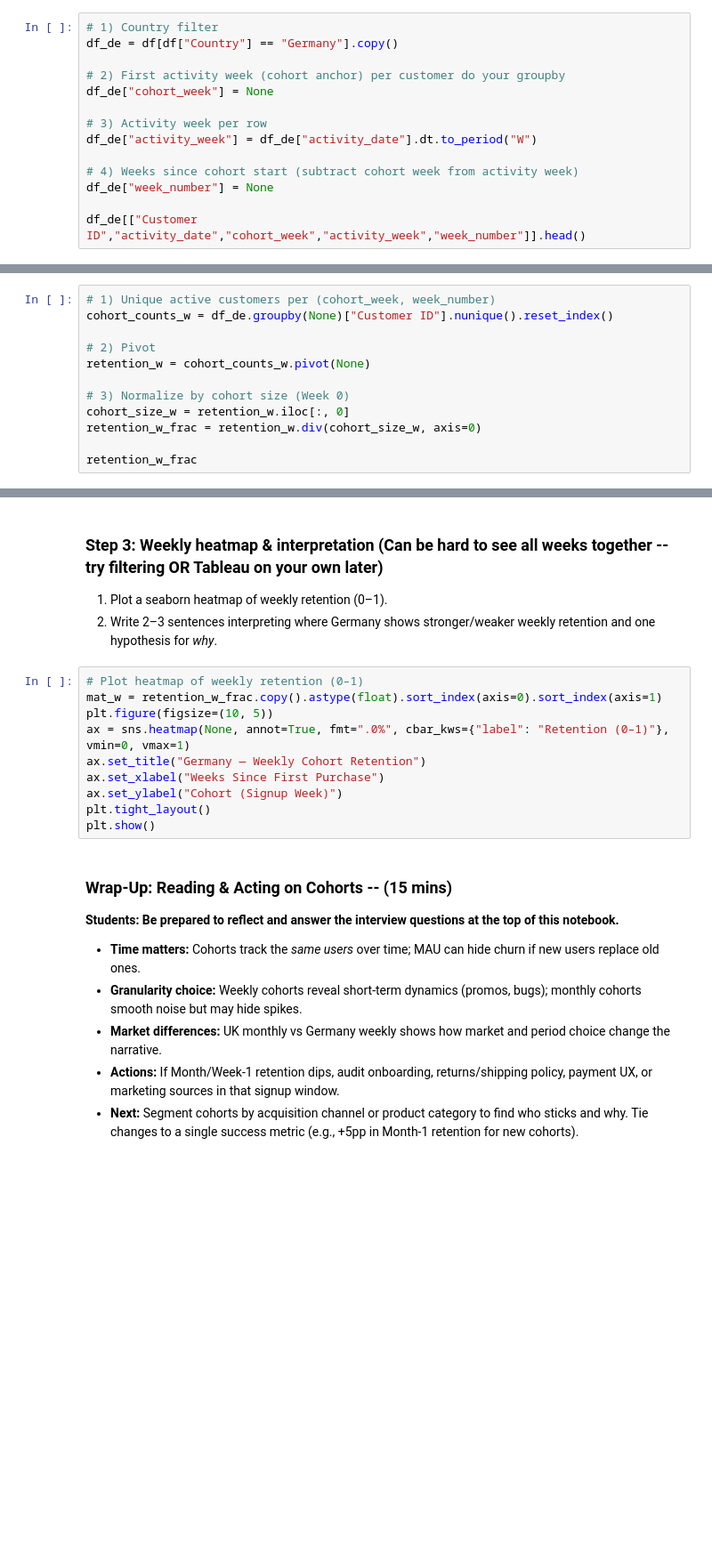
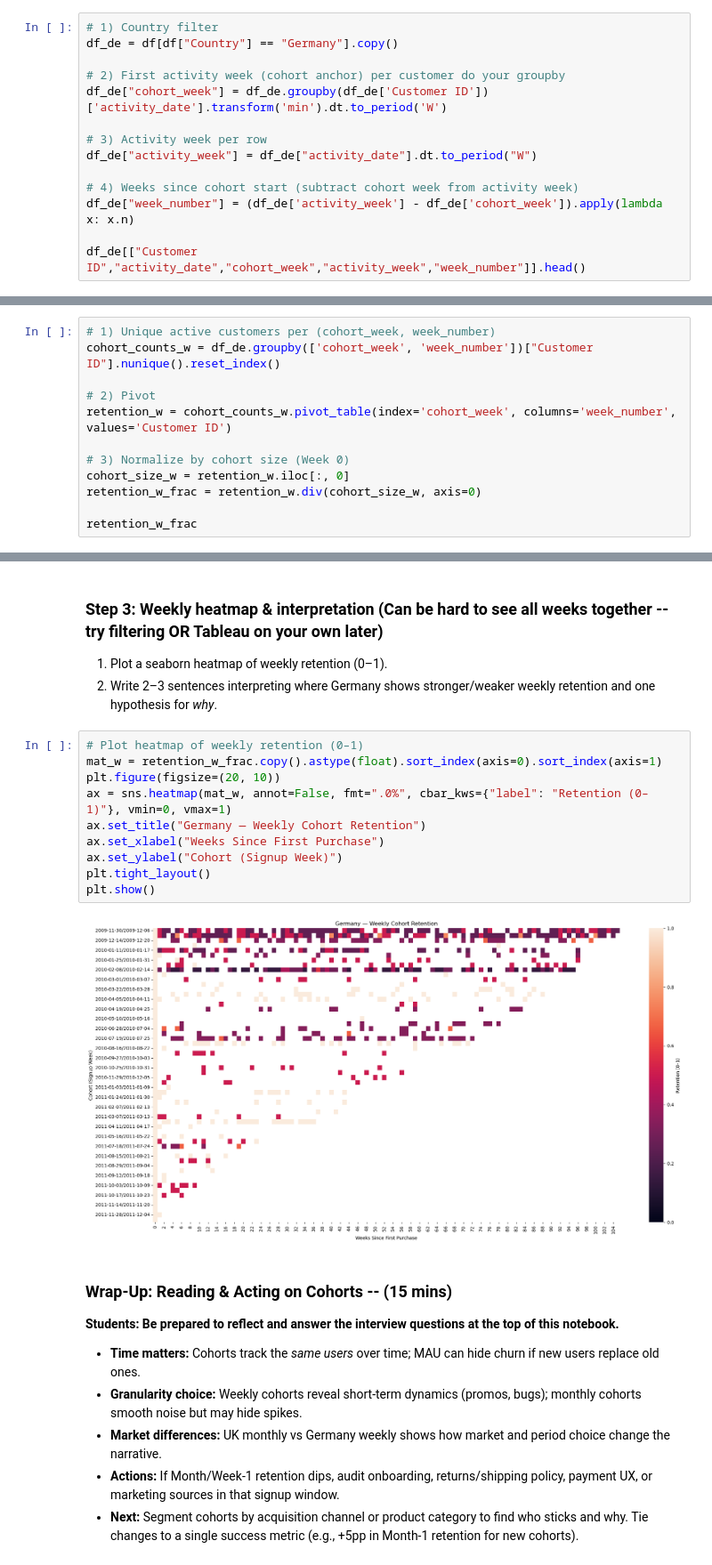
Before and after one commit to ro-the-creator/DA2025_Lectures, a Jupyter notebook: Mod5/DataChallenges/notebooks/Mod5L5_DC5_STUDENT.ipynb, the cells around one changed output, grey strips where cells are left out. Shown at 89% size. Cells and saved outputs as stored; diff of their text form; blank space fills up the shorter version.

```diff
--- a/Mod5/DataChallenges/notebooks/Mod5L5_DC5_STUDENT.ipynb
+++ b/Mod5/DataChallenges/notebooks/Mod5L5_DC5_STUDENT.ipynb
@@ -135,12 +184,12 @@ plt.show()
 df_de = df[df["Country"] == "Germany"].copy()
 
 # 2) First activity week (cohort anchor) per customer do your groupby
-df_de["cohort_week"] = None
+df_de["cohort_week"] = df_de.groupby(df_de['Customer ID'])['activity_date'].transform('min').dt.to_period('W')
 
 # 3) Activity week per row
 df_de["activity_week"] = df_de["activity_date"].dt.to_period("W")
 
 # 4) Weeks since cohort start (subtract cohort week from activity week)
-df_de["week_number"] = None
+df_de["week_number"] = (df_de['activity_week'] - df_de['cohort_week']).apply(lambda x: x.n)
 
 df_de[["Customer ID","activity_date","cohort_week","activity_week","week_number"]].head()
@@ -152,10 +208,10 @@ df_de[["Customer ID","activity_date","cohort_week","activity_week","week_number"
 3) Divide each row by **Week 0** to get retention fractions.
 # %%
 # 1) Unique active customers per (cohort_week, week_number)
-cohort_counts_w = df_de.groupby(None)["Customer ID"].nunique().reset_index()
+cohort_counts_w = df_de.groupby(['cohort_week', 'week_number'])["Customer ID"].nunique().reset_index()
 
 # 2) Pivot
-retention_w = cohort_counts_w.pivot(None)
+retention_w = cohort_counts_w.pivot_table(index='cohort_week', columns='week_number', values='Customer ID')
 
 # 3) Normalize by cohort size (Week 0)
 cohort_size_w = retention_w.iloc[:, 0]
@@ -170,13 +246,15 @@ retention_w_frac
 # %%
 # Plot heatmap of weekly retention (0–1)
 mat_w = retention_w_frac.copy().astype(float).sort_index(axis=0).sort_index(axis=1)
-plt.figure(figsize=(10, 5))
-ax = sns.heatmap(None, annot=True, fmt=".0%", cbar_kws={"label": "Retention (0–1)"}, vmin=0, vmax=1)
+plt.figure(figsize=(20, 10))
+ax = sns.heatmap(mat_w, annot=False, fmt=".0%", cbar_kws={"label": "Retention (0–1)"}, vmin=0, vmax=1)
 ax.set_title("Germany — Weekly Cohort Retention")
 ax.set_xlabel("Weeks Since First Purchase")
 ax.set_ylabel("Cohort (Signup Week)")
 plt.tight_layout()
 plt.show()
+# %% [output]
+[figure, added]
 # %% [markdown]
 ### Wrap‑Up: Reading & Acting on Cohorts -- (15 mins)
 
```
Also changed, not shown: parts of 7 cells of this notebook, 4 other files.
